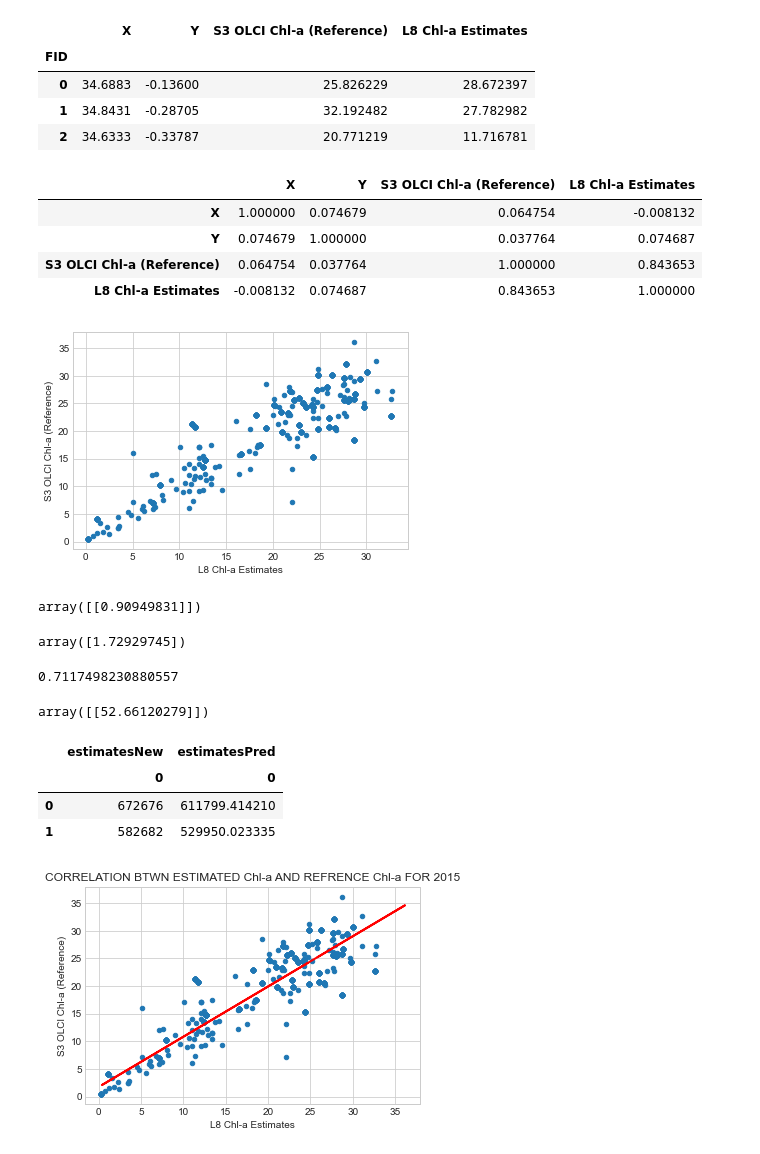
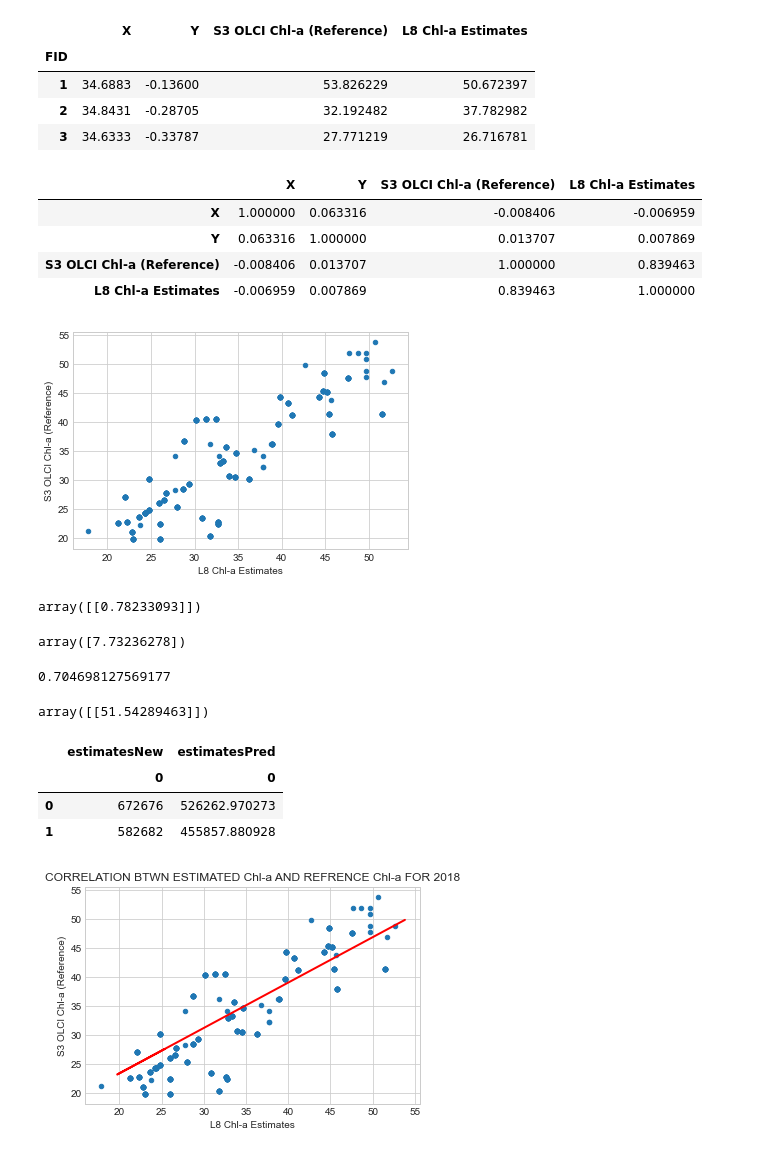
Before and after one commit to OkomoJacob/FinalYearProject, a Jupyter notebook: ModelsAlgorithmsCodes/6.Accurcay Assesment/Chl-a/correlationChlA.ipynb, the cells around one changed output. Saved outputs shown, nothing was run; the diff lists cells and outputs as text; code cells hidden in the pictures.

Commit message:
updating Chl-a correlation graphs :books:

```diff
--- a/ModelsAlgorithmsCodes/6.Accurcay Assesment/Chl-a/correlationChlA.ipynb
+++ b/ModelsAlgorithmsCodes/6.Accurcay Assesment/Chl-a/correlationChlA.ipynb
@@ -7,30 +7,30 @@ style.use('seaborn-whitegrid')
 import pandas as pd
 import numpy as np
 # %%
-data = pd.read_csv('D:/STUDY/4.GIS/G I S 4.2/0.Project/ModelsAlgorithmsCodes/6.Accurcay Assesment/Chl-a/Correlation2015.csv', index_col = 0)
+data = pd.read_csv('D:/STUDY/4.GIS/G I S 4.2/0.Project/ModelsAlgorithmsCodes/6.Accurcay Assesment/Chl-a/Correlation2018.csv', index_col = 0)
 data.shape
 data.dropna(inplace = True)
 data.head(3)
 # %% [output]
 |  | X | Y | S3 OLCI Chl-a (Reference) | L8 Chl-a Estimates |
 | FID |  |  |  |  |
-| 0 | 34.6883 | -0.13600 | 25.826229 | 28.672397 |
-| 1 | 34.8431 | -0.28705 | 32.192482 | 27.782982 |
-| 2 | 34.6333 | -0.33787 | 20.771219 | 11.716781 |
+| 1 | 34.6883 | -0.13600 | 53.826229 | 50.672397 |
+| 2 | 34.8431 | -0.28705 | 32.192482 | 37.782982 |
+| 3 | 34.6333 | -0.33787 | 27.771219 | 26.716781 |
 # %%
 # Correlation Co-efficient
 data.corr()
 # %% [output]
 |  | X | Y | S3 OLCI Chl-a (Reference) | L8 Chl-a Estimates |
-| X | 1.000000 | 0.074679 | 0.064754 | -0.008132 |
-| Y | 0.074679 | 1.000000 | 0.037764 | 0.074687 |
-| S3 OLCI Chl-a (Reference) | 0.064754 | 0.037764 | 1.000000 | 0.843653 |
-| L8 Chl-a Estimates | -0.008132 | 0.074687 | 0.843653 | 1.000000 |
+| X | 1.000000 | 0.063316 | -0.008406 | -0.006959 |
+| Y | 0.063316 | 1.000000 | 0.013707 | 0.007869 |
+| S3 OLCI Chl-a (Reference) | -0.008406 | 0.013707 | 1.000000 | 0.839463 |
+| L8 Chl-a Estimates | -0.006959 | 0.007869 | 0.839463 | 1.000000 |
 # %%
 data.plot(kind='scatter', x = "L8 Chl-a Estimates", y="S3 OLCI Chl-a (Reference)")
 plt.show()
 # %% [output]
-[figure, old version]
+[figure, new version]
 # %%
 
 # change to df
@@ -43,16 +43,16 @@ model = lm.fit(estimates, reference)
 # %%
 model.coef_
 # %% [output]
-array([[0.90949831]])
+array([[0.78233093]])
 # %%
 model.intercept_
 # %% [output]
-array([1.72929745])
+array([7.73236278])
 # %%
 # Model Evaluation
 model.score(estimates, reference)
 # %% [output]
-0.7117498230880557
+0.704698127569177
 # %%
 # Predict new value of price
 estimatesNew = 56
@@ -60,7 +60,7 @@ estimatesNew = np.array(estimatesNew).reshape(1, -1)
 estimatesPred = model.predict(estimatesNew)
 estimatesPred
 # %% [output]
-array([[52.66120279]])
+array([[51.54289463]])
 # %%
 # Predict more values
 X = ([672676, 582682])
@@ -72,17 +72,17 @@ df
 # %% [output]
 |  | estimatesNew | estimatesPred |
 |  | 0 | 0 |
-| 0 | 672676 | 611799.414210 |
-| 1 | 582682 | 529950.023335 |
+| 0 | 672676 | 526262.970273 |
+| 1 | 582682 | 455857.880928 |
 # %%
 # Visualize the results
 
 #data.plot(kind = "scatter", x = 'L8 Chl-a Estimates', y = "S3 OLCI Chl-a (Reference)")
 data.plot(kind = "scatter", x = 'L8 Chl-a Estimates', y = "S3 OLCI Chl-a (Reference)")
 # Regression line
 plt.plot(estimates, model.predict(estimates), color = "red", linewidth = 2)
 #plt.legend(loc='best',fancybox=True, framealpha=1, shadow=True, borderpad=1)
-plt.title("CORRELATION BTWN ESTIMATED Chl-a AND REFRENCE Chl-a FOR 2015")
+plt.title("CORRELATION BTWN ESTIMATED Chl-a AND REFRENCE Chl-a FOR 2018")
 plt.show()
 # %% [output]
-[figure, old version]
+[figure, new version]
```
Also changed, not shown: 7 other files.
